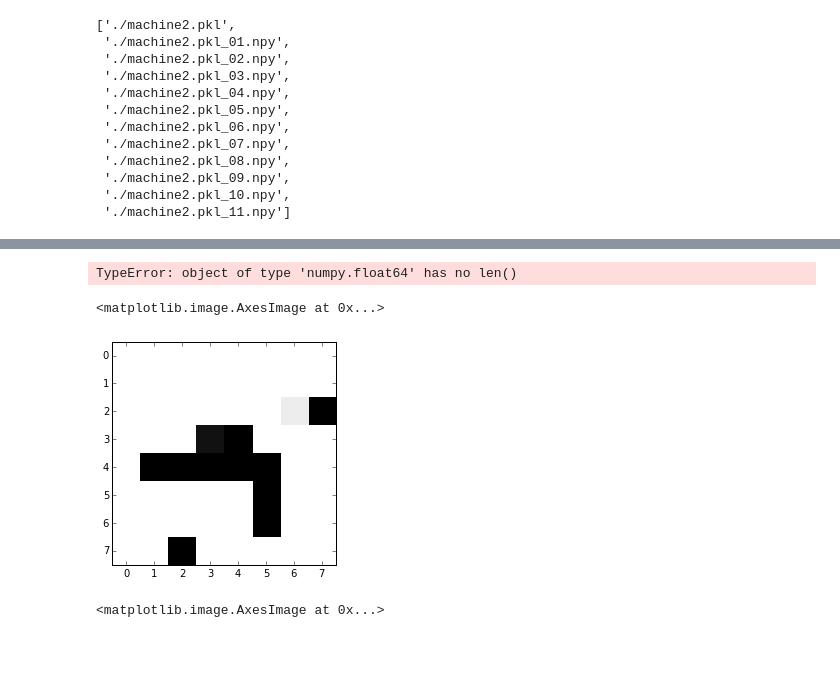
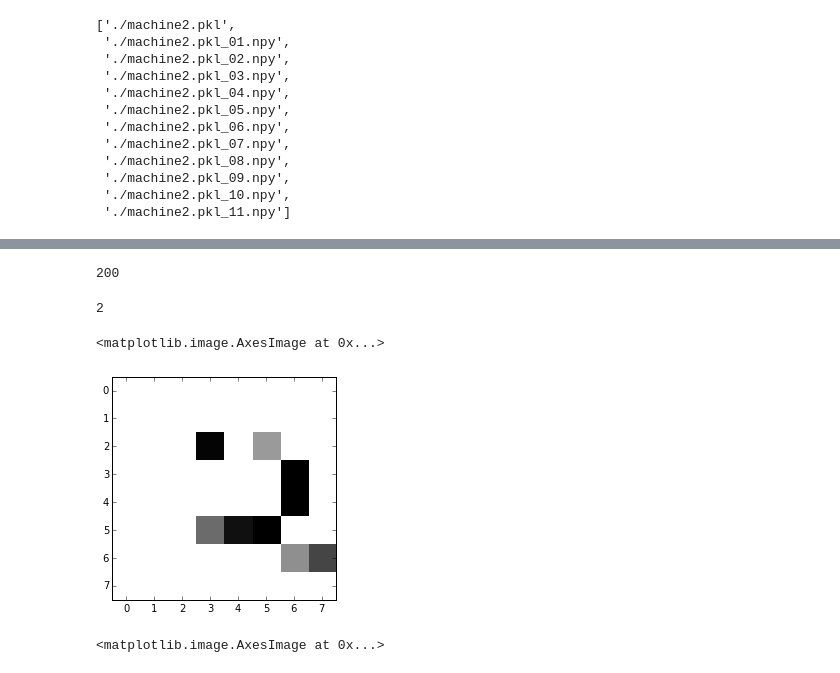
Before and after one commit to candyyunwen/number_recognizer, a Jupyter notebook: machines/number_recognizer/number_recognizer.ipynb, the cells around one changed output, grey strips where cells are left out. Cells and saved outputs as stored; diff of their text form; code cells hidden in the pictures.

```diff
--- a/machines/number_recognizer/number_recognizer.ipynb
+++ b/machines/number_recognizer/number_recognizer.ipynb
@@ -181,6 +199,6 @@ joblib.dump(classifier, "./machine2.pkl")
  './machine2.pkl_11.npy']
 # %%
 import numpy as np
-a = np.loadtxt('C:/test.txt')
-a
+train = np.loadtxt('C:/Github/number_recognizer/train.txt')
+len(train)
 # %% [output]
@@ -204,16 +206,17 @@ array([[  0.        ,   0.        ,   0.        ,   0.        ,
-# %%
-len(a[0])
-# %% [output]
-TypeError: object of type 'numpy.float64' has no len()
+# %%
+target = np.loadtxt('C:/Github/number_recognizer/target.txt')
+len(target)
+# %% [output]
+200
 # %%
-import numpy as np
-a = np.loadtxt('C:/test.txt')
 %matplotlib inline
 import matplotlib.pyplot as plt
-plt.imshow(a.reshape(8,8), cmap=plt.cm.gray_r, interpolation='nearest')
+print ("%d" %target[0])
+plt.imshow(train[0].reshape(8,8), cmap=plt.cm.gray_r, interpolation='nearest')
 # %% [output]
-<matplotlib.image.AxesImage at 0x...>
+2
+<matplotlib.image.AxesImage at 0x...>
-[figure, old version]
+[figure, new version]
 # %%
 b=a.reshape(16,16)
 import scipy
```
Also changed, not shown: parts of 5 cells of this notebook, 3 other files.
